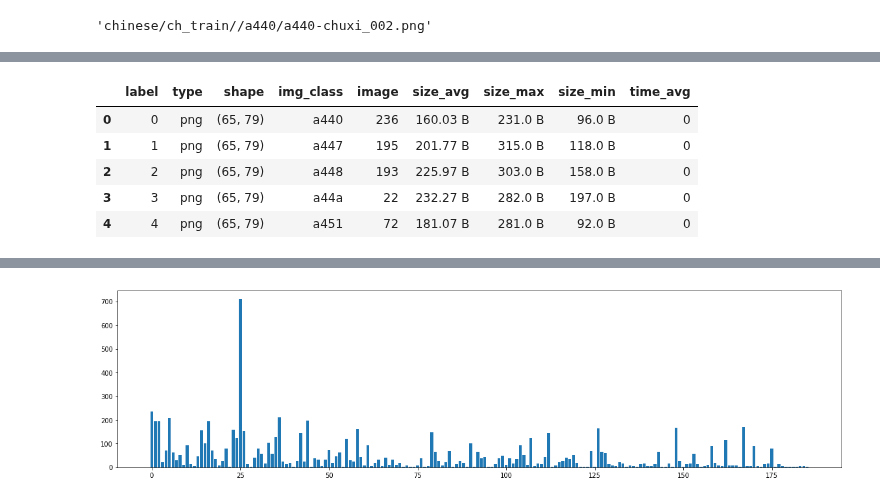
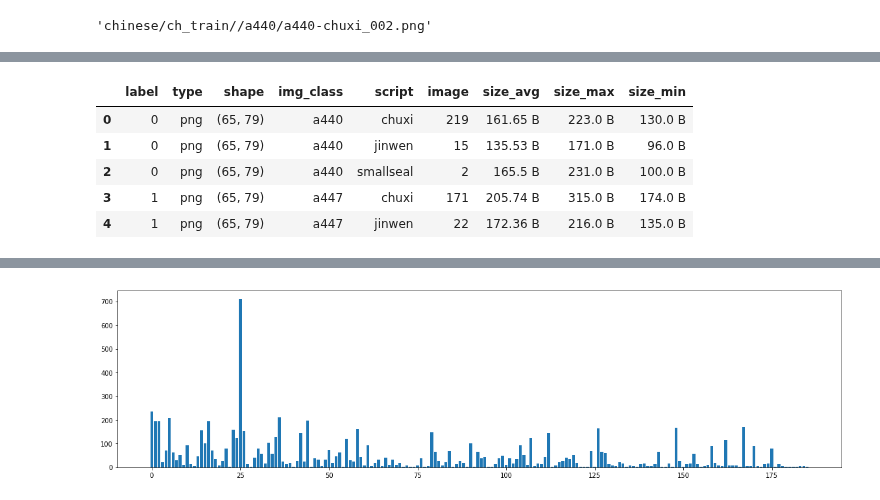
Before and after one commit to kimrharper/data_science_nltk, a Jupyter notebook: chinese_image/ryan-data.ipynb, the cells around one changed output, grey strips where cells are left out. Drawn from its saved outputs; the diff is of its cells as text; code cells hidden in the pictures.

Commit message:
fixed dataframes to include script categories

```diff
--- a/chinese_image/ryan-data.ipynb
+++ b/chinese_image/ryan-data.ipynb
@@ -44,27 +44,24 @@ images[0].image
 # %% [output]
 'chinese/ch_train//a440/a440-chuxi_002.png'
 # %%
-dict_list={i:{'dir':img.dir,
-              'elapsed':img.elapsed,
-              'img_main':img.image.split('/')[-3],
-              'img_class':img.image.split('/')[-2],
+dict_list={i:{'img_class':img.image.split('/')[-2],
               'image':img.image.split('/')[-1],
+              'script':img.image.split('_')[1].split('-')[1],
               'label':img.label,
               'name':img.name,
               'rawshape':img.rawshape,
               'ressize':img.ressize,
               'size':img.size,
               'shape':img.shape,
-              'time':img.time,
               'type':img.type
              } for i, img in enumerate(images._data)}
 
 # get data frame
-df=pd.DataFrame(dict_list).T
+train_set=pd.DataFrame(dict_list).T
 
 # fixed data types
-df['size'] = df['size'].astype('int')
-df['time'] = df['time'].astype('int')
+train_set['size'] = train_set['size'].astype('int')
 
-df['size_max']=df['size']
-df['size_min']=df['size']
+train_set['size_max']=train_set['size']
+train_set['size_min']=df['size']
+train_set.head(3)
@@ -71,21 +73,21 @@ df['size_min']=df['size']
 # %%
-df2=df.pivot_table(index=['label','type','shape','img_class'],
-                   values=['image','size_max','size','size_min','time'],
-                   aggfunc={'image':len,'size_max':max,'size':np.mean,'size_min':min,'time':np.mean}
+train_set_grouped=train_set.pivot_table(index=['label','type','shape','img_class','script'],
+                   values=['image','size_max','size','size_min'],
+                   aggfunc={'image':len,'size_max':max,'size':np.mean,'size_min':min}
                   )
 
-df2.reset_index(inplace=True)
+train_set_grouped.reset_index(inplace=True)
 
-df2.rename(columns={'size':'size_avg', 'time':'time_avg'}, inplace = True)
-df2['size_avg']=df2.apply(lambda row: convert_size(row['size_avg']), axis=1)
-df2['size_max']=df2.apply(lambda row: convert_size(row['size_max']), axis=1)
-df2['size_min']=df2.apply(lambda row: convert_size(row['size_min']), axis=1)
-df2.head()
+train_set_grouped.rename(columns={'size':'size_avg', 'time':'time_avg'}, inplace = True)
+train_set_grouped['size_avg']=train_set_grouped.apply(lambda row: convert_size(row['size_avg']), axis=1)
+train_set_grouped['size_max']=train_set_grouped.apply(lambda row: convert_size(row['size_max']), axis=1)
+train_set_grouped['size_min']=train_set_grouped.apply(lambda row: convert_size(row['size_min']), axis=1)
+train_set_grouped.head()
 # %% [output]
-|  | label | type | shape | img_class | image | size_avg | size_max | size_min | time_avg |
-| 0 | 0 | png | (65, 79) | a440 | 236 | 160.03 B | 231.0 B | 96.0 B | 0 |
-| 1 | 1 | png | (65, 79) | a447 | 195 | 201.77 B | 315.0 B | 118.0 B | 0 |
-| 2 | 2 | png | (65, 79) | a448 | 193 | 225.97 B | 303.0 B | 158.0 B | 0 |
-| 3 | 3 | png | (65, 79) | a44a | 22 | 232.27 B | 282.0 B | 197.0 B | 0 |
-| 4 | 4 | png | (65, 79) | a451 | 72 | 181.07 B | 281.0 B | 92.0 B | 0 |
+|  | label | type | shape | img_class | script | image | size_avg | size_max | size_min |
+| 0 | 0 | png | (65, 79) | a440 | chuxi | 219 | 161.65 B | 223.0 B | 130.0 B |
+| 1 | 0 | png | (65, 79) | a440 | jinwen | 15 | 135.53 B | 171.0 B | 96.0 B |
+| 2 | 0 | png | (65, 79) | a440 | smallseal | 2 | 165.5 B | 231.0 B | 100.0 B |
+| 3 | 1 | png | (65, 79) | a447 | chuxi | 171 | 205.74 B | 315.0 B | 174.0 B |
+| 4 | 1 | png | (65, 79) | a447 | jinwen | 22 | 172.36 B | 216.0 B | 135.0 B |
 # %%
```
Also changed, not shown: parts of 2 cells of this notebook.
